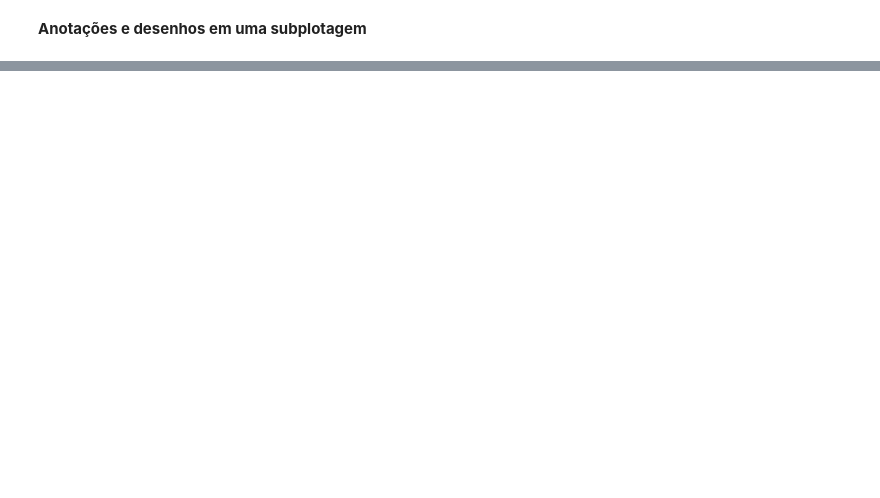
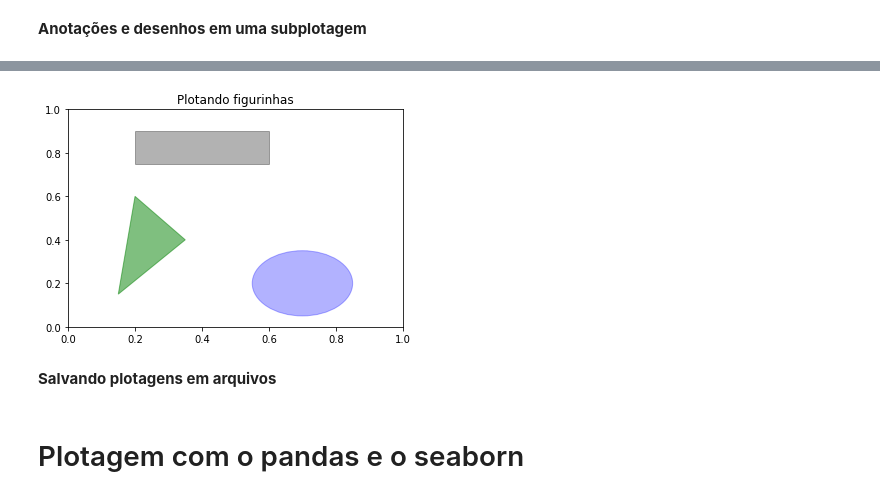
Before and after one commit to anicelysantos/-book-Python-para-Analise-de-dados, a Jupyter notebook: plotagem_visualizacao.ipynb, the cells around one changed output, grey strips where cells are left out. Saved outputs shown, nothing was run; the diff lists cells and outputs as text; code cells hidden in the pictures; blank space fills up the shorter version.

```diff
--- a/plotagem_visualizacao.ipynb
+++ b/plotagem_visualizacao.ipynb
@@ -155,0 +193,20 @@ ax.legend(loc='best')
+# %%
+fig = plt.figure()
+#dimensões da plotagem
+ax = fig.add_subplot(1,1,1)
+
+#dimensões das formas geométricas
+rect = plt.Rectangle((0.2, 0.75), 0.4, 0.15, color='k', alpha=0.3)
+circ = plt.Circle((0.7, 0.2), 0.15, color='b', alpha=0.3)
+pgon = plt.Polygon([[0.15, 0.15], [0.35, 0.4], [0.2, 0.6]], color='g', alpha=0.5)
+
+ax.add_patch(rect)
+ax.add_patch(circ)
+ax.add_patch(pgon)
+
+#incluindo título
+ax.set_title('Plotando figurinhas')
+# %% [output]
+[figure, added]
+# %% [markdown]
+**Salvando plotagens em arquivos**
@@ -155,0 +224,2 @@ ax.legend(loc='best')
+# %% [markdown]
+# Plotagem com o pandas e o seaborn
```
Also changed, not shown: parts of 9 cells of this notebook.
